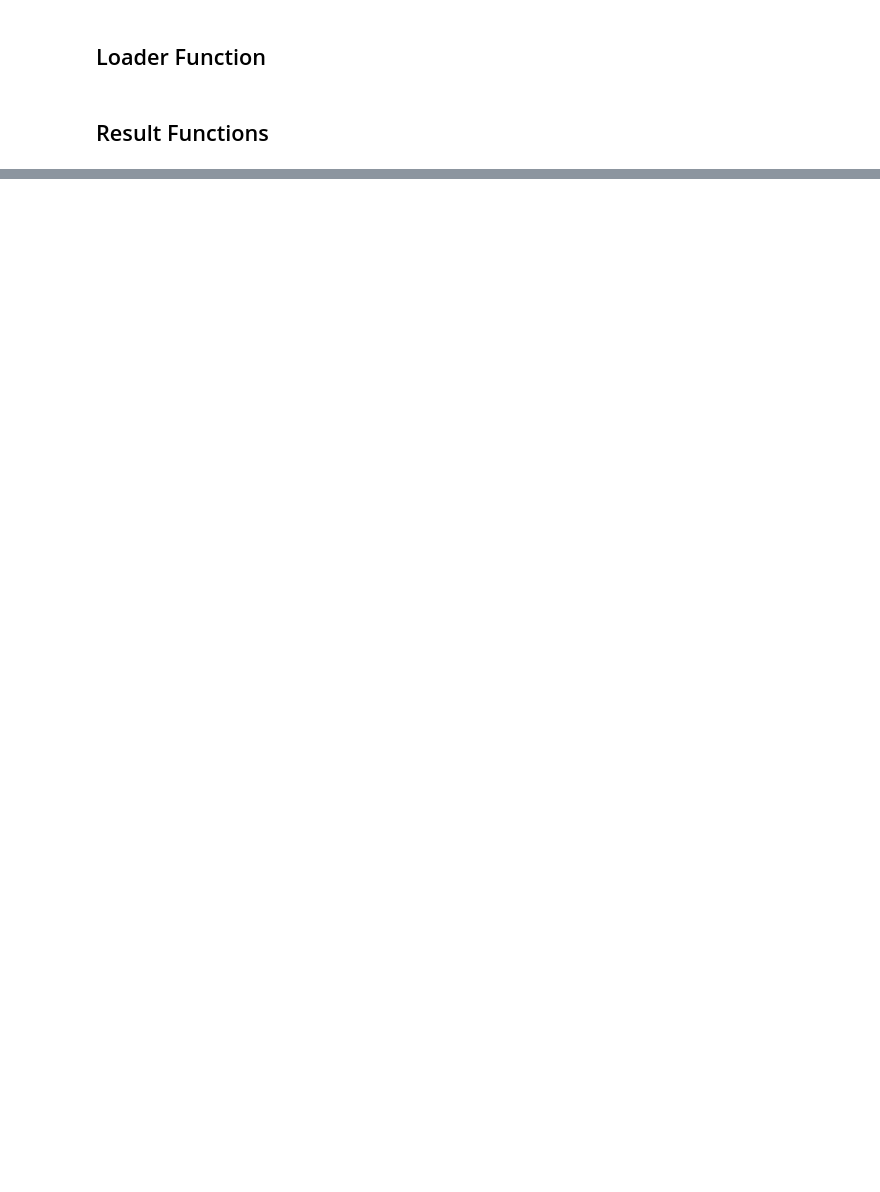
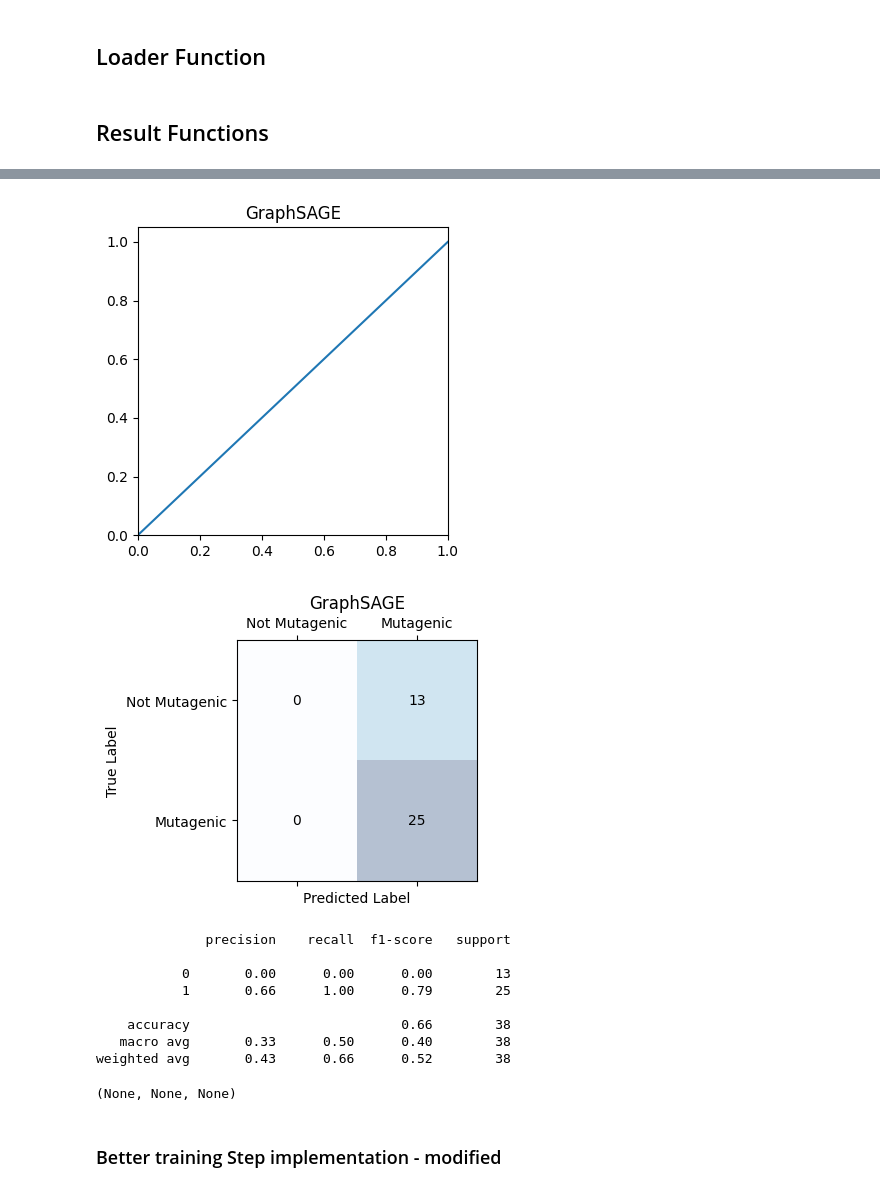
Before and after one commit to AmazingK2k3/Over_Squashing_GNNs, a Jupyter notebook: MUTAG_GraphSAGE.ipynb, the cells around one changed output, grey strips where cells are left out. Saved outputs shown, nothing was run; the diff lists cells and outputs as text; code cells hidden in the pictures; blank space fills up the shorter version.

```diff
--- a/MUTAG_GraphSAGE.ipynb
+++ b/MUTAG_GraphSAGE.ipynb
@@ -524,3 +647,17 @@ Training Accuracy: 64.6| Validation Accuracy: 88.89| Epoch: 11
+# %%
+c_matplot(model, test_loader,1)
+# %% [output]
+[figure, added]
+[figure, added]
+              precision    recall  f1-score   support
+
+           0       0.00      0.00      0.00        13
+           1       0.66      1.00      0.79        25
+
+    accuracy                           0.66        38
+   macro avg       0.33      0.50      0.40        38
+weighted avg       0.43      0.66      0.52        38
+(None, None, None)
 # %%
 # batch_size = 16
 # train_loader, val_loader, test_loader = loader(batch_size = batch_size)
@@ -545,3 +682,5 @@ Training Accuracy: 64.6| Validation Accuracy: 88.89| Epoch: 11
 # dict = {'Train_acc': training_acc_2, 'Test_acc': testing_acc_2, 'Val_acc':validation_acc_2, 'Epoch': epoch_2}
 # df = pd.DataFrame(dict)
 # df.to_csv('/content/drive/MyDrive/graph_data/Metrics/exp2.csv')
+# %% [markdown]
+### Better training Step implementation - modified
```
Also changed, not shown: parts of 32 cells of this notebook, 24 other files.
